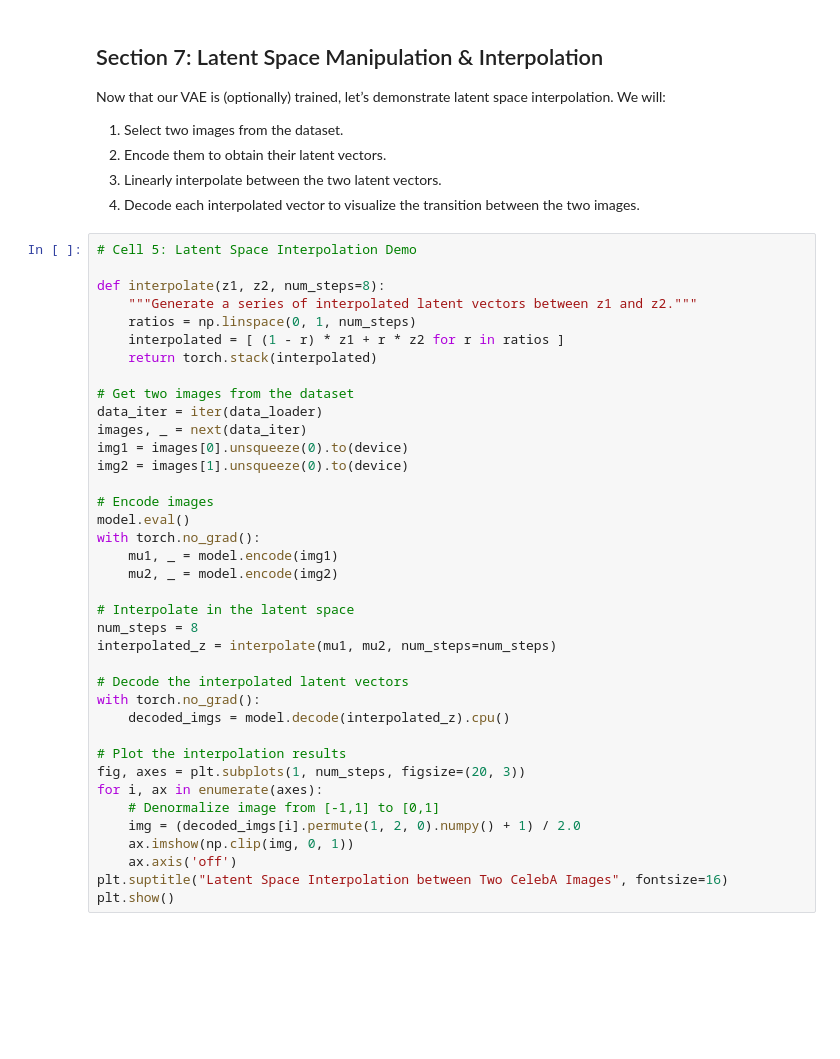
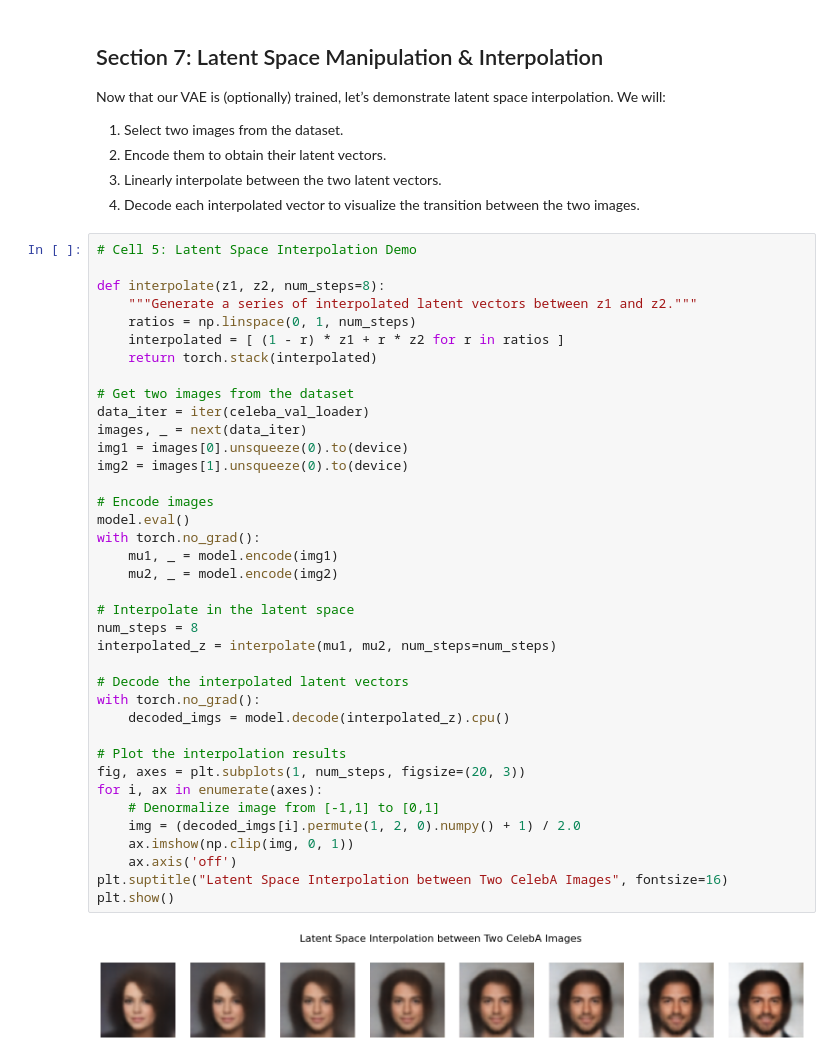
Before and after one commit to hussamalafandi/Generative_AI, a Jupyter notebook: 01/01_Basics.ipynb, the cells around one changed output. Drawn from its saved outputs; the diff is of its cells as text; blank space fills up the shorter version.

```diff
--- a/01/01_Basics.ipynb
+++ b/01/01_Basics.ipynb
@@ -465,31 +701,33 @@ def interpolate(z1, z2, num_steps=8):
     return torch.stack(interpolated)
 
 # Get two images from the dataset
-data_iter = iter(data_loader)
+data_iter = iter(celeba_val_loader)
 images, _ = next(data_iter)
 img1 = images[0].unsqueeze(0).to(device)
 img2 = images[1].unsqueeze(0).to(device)
 
 # Encode images
 model.eval()
 with torch.no_grad():
     mu1, _ = model.encode(img1)
     mu2, _ = model.encode(img2)
 
 # Interpolate in the latent space
 num_steps = 8
 interpolated_z = interpolate(mu1, mu2, num_steps=num_steps)
 
 # Decode the interpolated latent vectors
 with torch.no_grad():
     decoded_imgs = model.decode(interpolated_z).cpu()
 
 # Plot the interpolation results
 fig, axes = plt.subplots(1, num_steps, figsize=(20, 3))
 for i, ax in enumerate(axes):
     # Denormalize image from [-1,1] to [0,1]
     img = (decoded_imgs[i].permute(1, 2, 0).numpy() + 1) / 2.0
     ax.imshow(np.clip(img, 0, 1))
     ax.axis('off')
 plt.suptitle("Latent Space Interpolation between Two CelebA Images", fontsize=16)
 plt.show()
+# %% [output]
+[figure, added]
```
Also changed, not shown: parts of 49 cells of this notebook, 1 other file.
